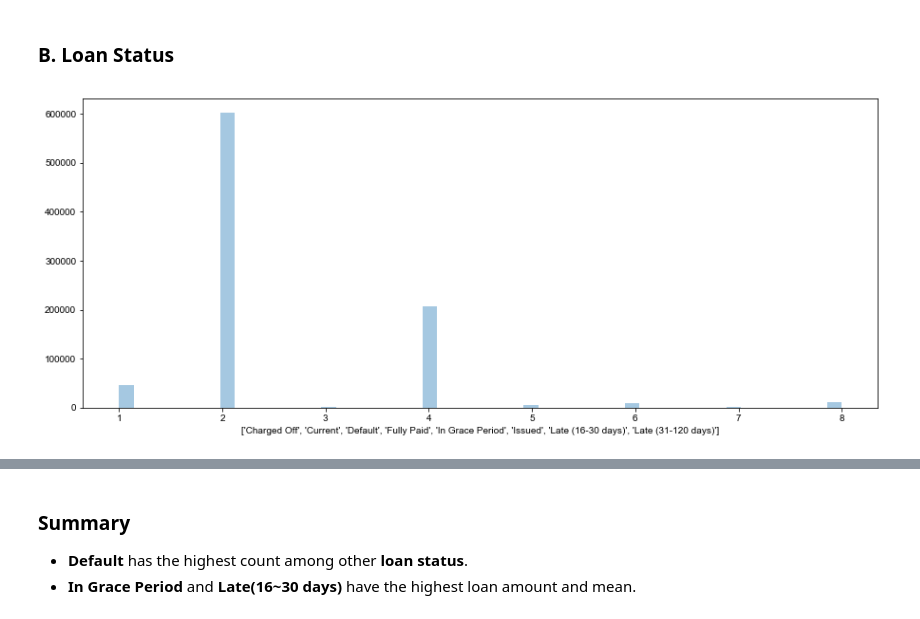
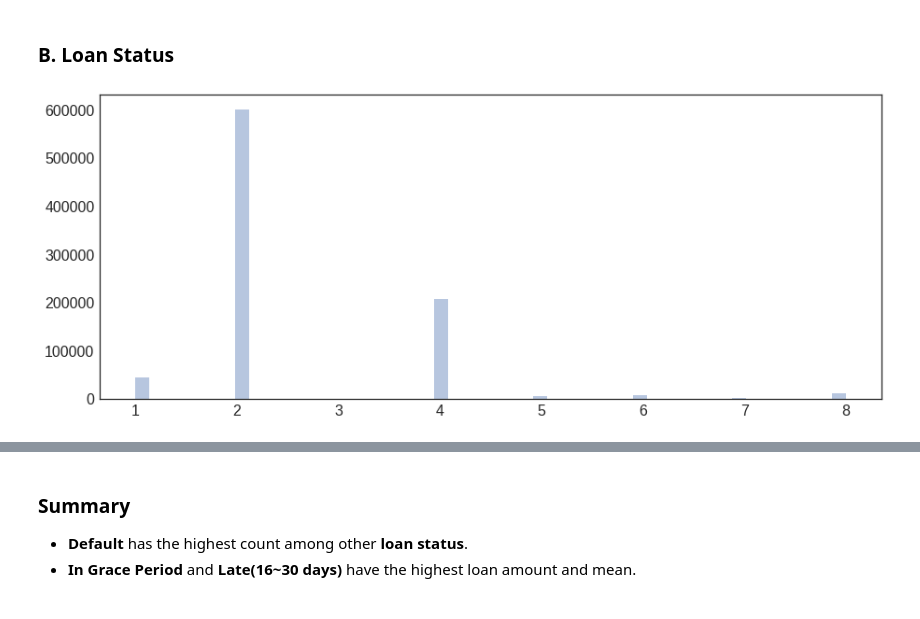
Before and after one commit to Deedasmi/mis665_final, a Jupyter notebook: mis665_final.ipynb, the cells around one changed output, grey strips where cells are left out. Cells and saved outputs as stored; diff of their text form; code cells hidden in the pictures.

```diff
--- a/mis665_final.ipynb
+++ b/mis665_final.ipynb
@@ -146,25 +146,27 @@ plt.show()
 # %% [markdown]
 ### B. Loan Status
 # %%
-legend = ["Late (16-30 days)",
-            "Late (31-120 days)",
-            "In Grace Period",
-            "Default",
-            "Current",
-            "Charged Off",
-            "Issued",
-            "Fully Paid"]
-legend = sorted(legend)
+legend = {6:("Late (16-30 days)",'b'),
+          7:("Late (31-120 days)",'yellow'),
+          4:("In Grace Period","k"),
+          2:("Default",'magenta'),
+          1:("Current", "orange"),
+          0:("Charged Off","#512888"),
+          5:("Issued","#8aa382"),
+          3:("Fully Paid","#f7cfcf")}
+
+
+
 plt.subplots(figsize=(15,6))
+
 sns.set_context("paper", font_scale=2)
 sns.set_style("white")
-a = sns.distplot(categorize(df_copy["loan_status"]), kde=False)
-a.set(xlabel=legend)
+sns.distplot(categorize(df_copy["loan_status"]), kde=False)
 
 plt.legend()
 plt.show()
 # %% [output]
-[figure, old version]
+[figure, new version]
 # %%
 # Loan amount by its status
 plt.subplots(figsize=(20,10))
```
Also changed, not shown: parts of 14 cells of this notebook.
